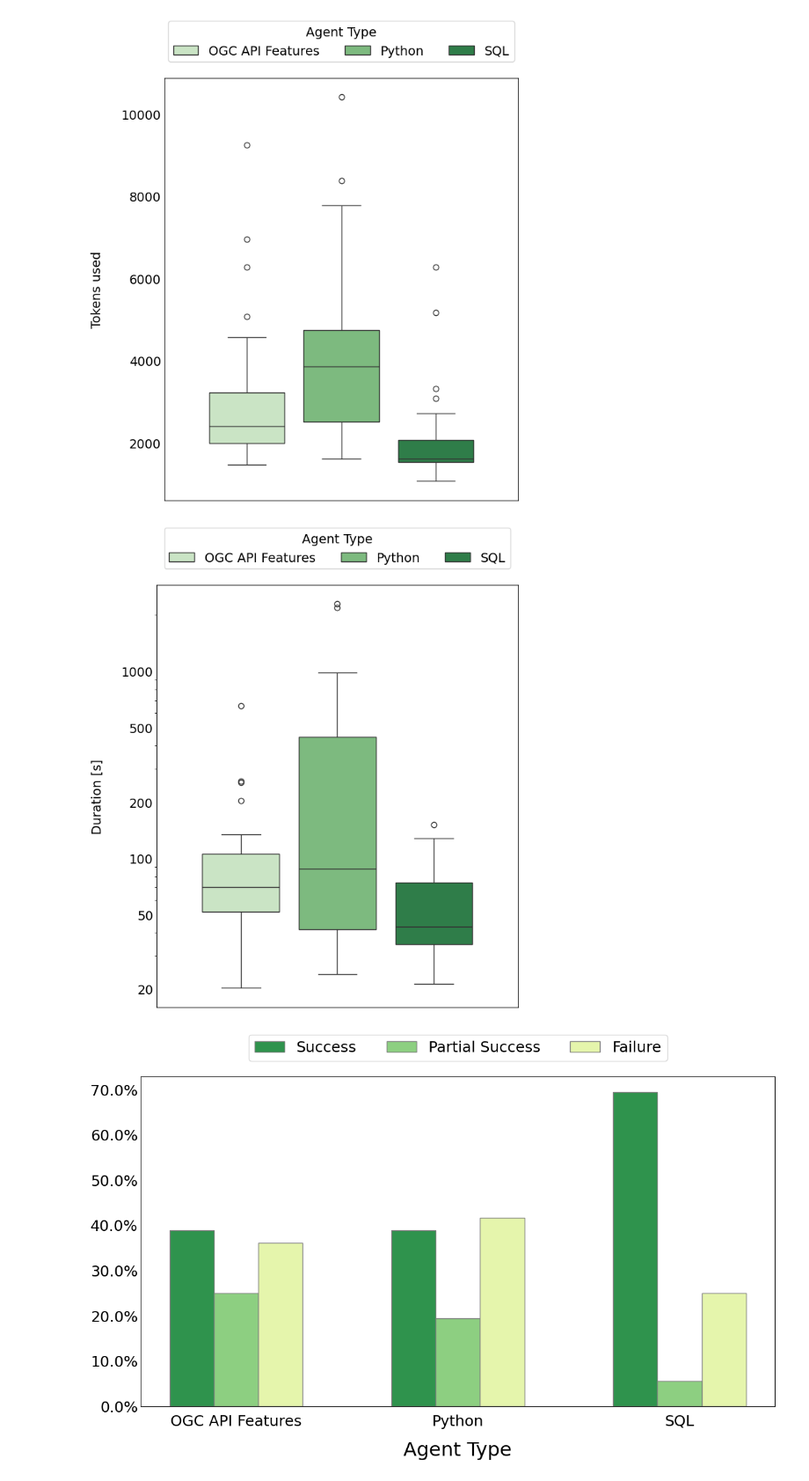
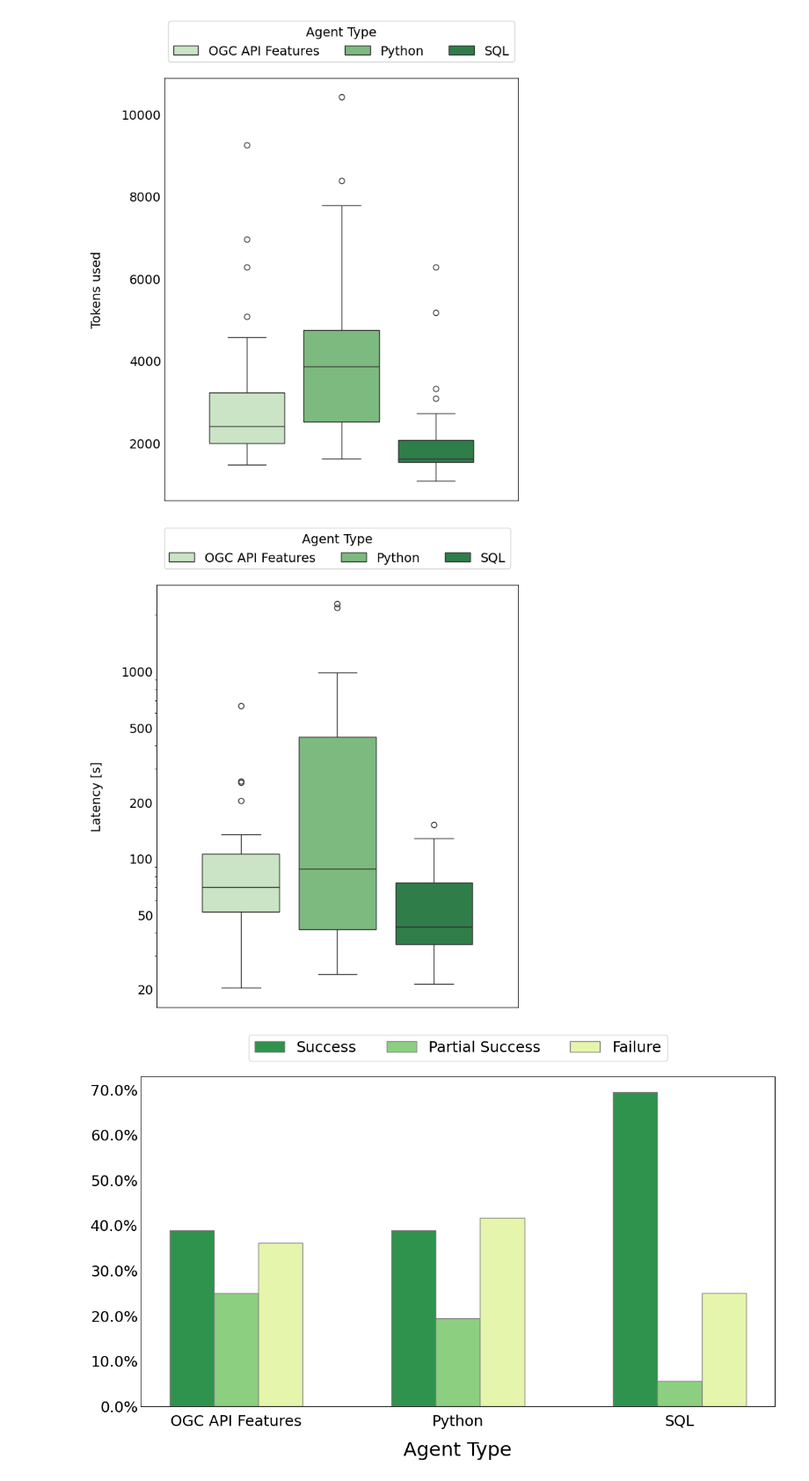
Before and after one commit to oskarhlm/masters-thesis, a Jupyter notebook: src/benchmarking/plots.ipynb, the cells around one changed output. Shown: that part at 88% size. Cells and saved outputs as stored; diff of their text form; code cells hidden in the pictures.

```diff
--- a/src/benchmarking/plots.ipynb
+++ b/src/benchmarking/plots.ipynb
@@ -18,6 +18,10 @@ levels_df = pd.read_excel(path, sheet_name='Prompt Levels').dropna(how='all')
 levels_tests_df = pd.read_excel(path, sheet_name='PL Tests').dropna(how='all')
 
 levels_tests_df = levels_tests_df.merge(levels_df, on='Query ID', how='left')
+
+# Rename 'Duration [s]' column to 'Latency [s]'
+tests_df.rename(columns={'Duration [s]': 'Latency [s]'}, inplace=True)
+levels_tests_df.rename(columns={'Duration [s]': 'Latency [s]'}, inplace=True)
 # %%
 font_size = 15
 plt.rcParams.update({'font.size': font_size})
@@ -164,35 +168,35 @@ def finalize_plot(fig, ax, handles, legend_labels, figs_path, filename):
     plt.savefig(figs_path / filename)
     plt.show()
 
 def plot_cost(data, figs_path):
     fig, ax = setup_plot(data, "Cost [$]", "Agent Type", "Cost [$]")
     handles, _ = ax.get_legend_handles_labels()
     finalize_plot(fig, ax, handles, [
                   "OGC API Features", "Python", "SQL"], figs_path, 'cost_box_plot.png')
 
 def plot_tokens(data, figs_path):
     fig, ax = setup_plot(data, "Tokens", "Agent Type", "Tokens used")
     handles, _ = ax.get_legend_handles_labels()
     finalize_plot(fig, ax, handles, [
                   "OGC API Features", "Python", "SQL"], figs_path, 'tokens_box_plot.png')
 
 def plot_duration(data, figs_path):
-    fig, ax = setup_plot(data, "Duration [s]", "Agent Type", "Duration [s]")
+    fig, ax = setup_plot(data, "Latency [s]", "Agent Type", "Latency [s]")
     ax.set_yscale('log')
     ax.set_yticks([20, 50, 100, 200, 500, 1000])
     ax.get_yaxis().set_major_formatter(ScalarFormatter())
     handles, _ = ax.get_legend_handles_labels()
     finalize_plot(fig, ax, handles, [
                   "OGC API Features", "Python", "SQL"], figs_path, 'duration_box_plot.png')
 
 
 plot_cost(tests_df, figs_path)
 plot_tokens(tests_df, figs_path)
 plot_duration(tests_df, figs_path)
 # %% [output]
 [figure]
 [figure]
-[figure, old version]
+[figure, new version]
 # %%
 import numpy as np
 import pandas as pd
```
Also changed, not shown: parts of 4 cells of this notebook, 38 other files.
